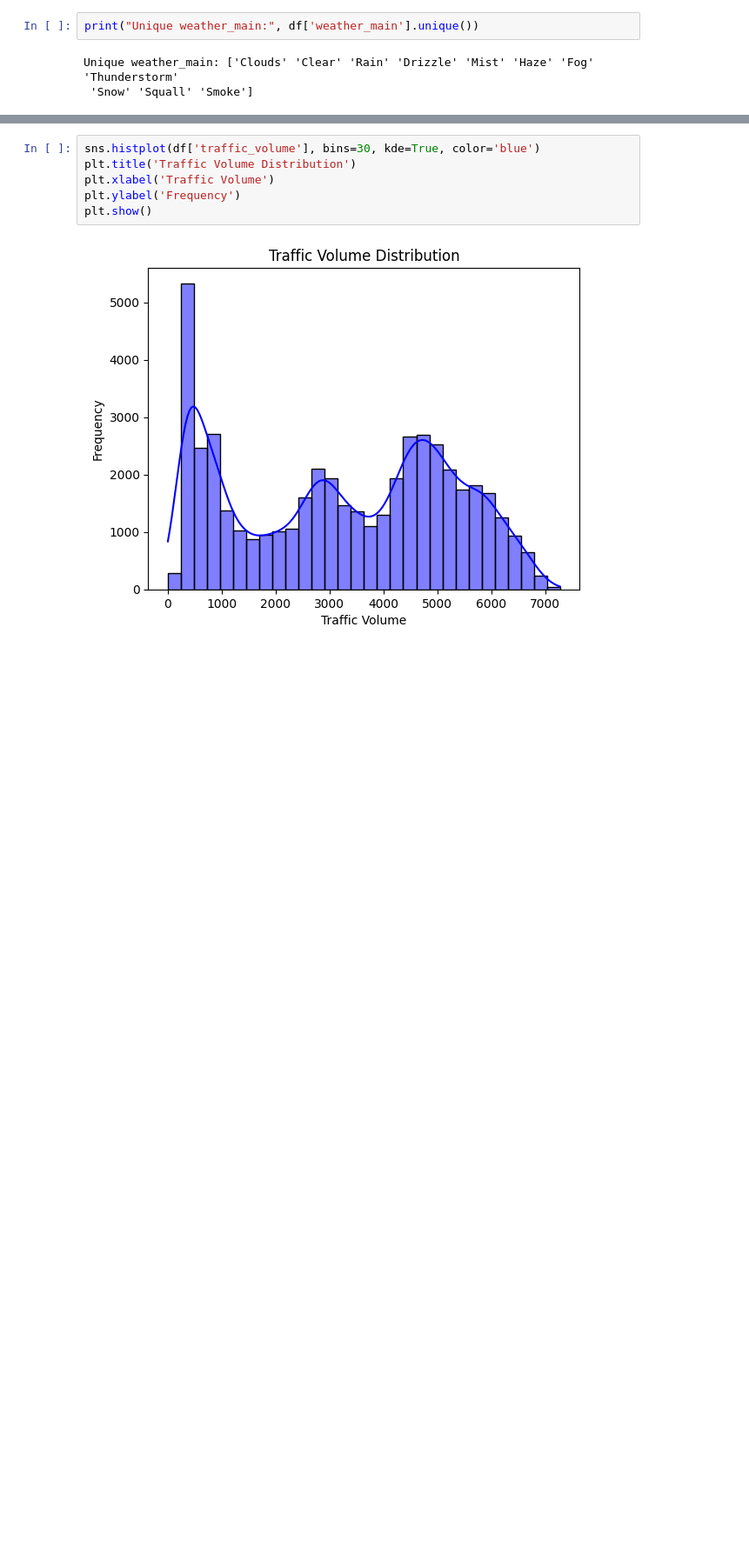
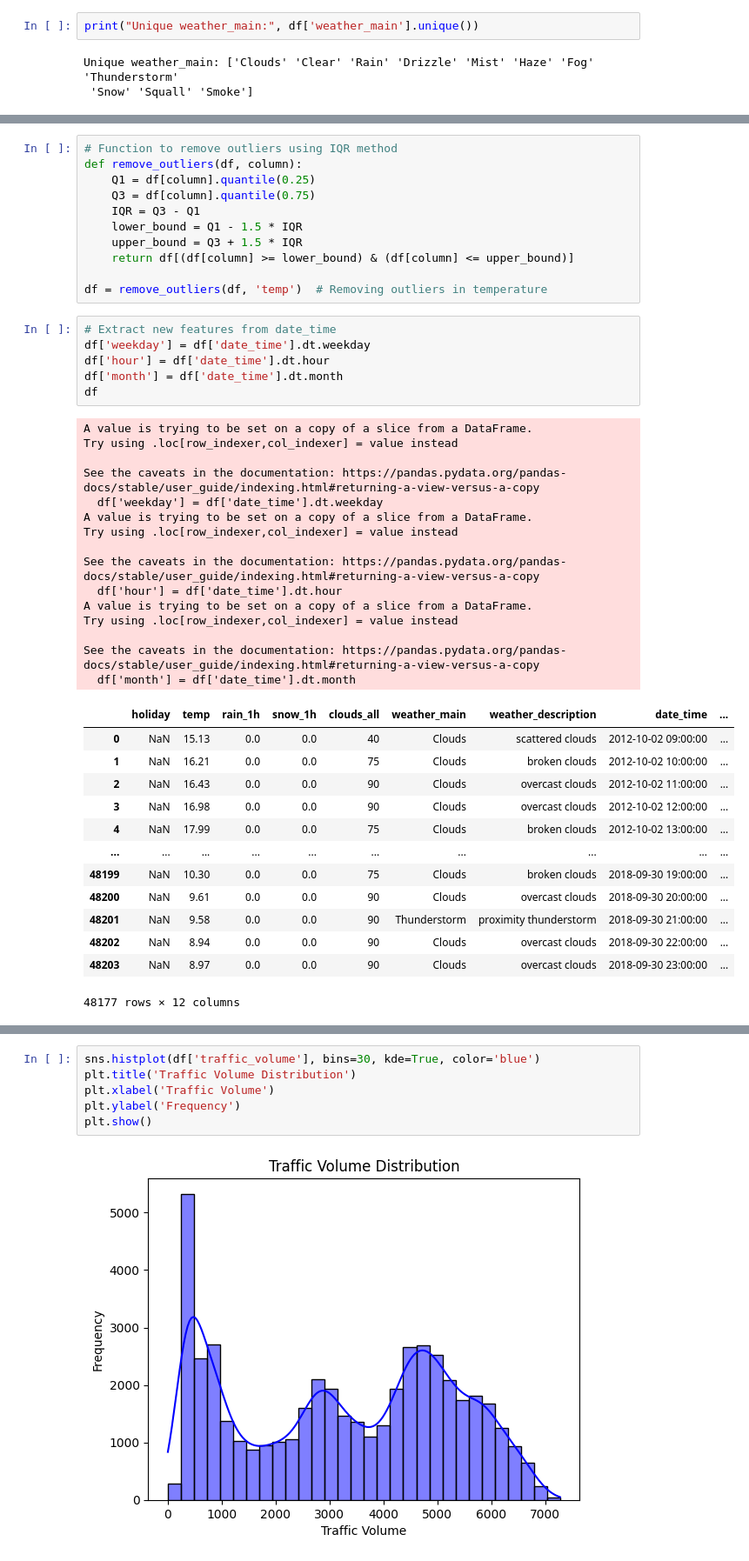
Before and after one commit to rohithobillaneni/Metro-Interstate-Prediction, a Jupyter notebook: notebook/Metro_Interstate_Traffic.ipynb, the cells around one changed output, grey strips where cells are left out. Shown at 87% size. Drawn from its saved outputs; the diff is of its cells as text; blank space fills up the shorter version.

```diff
--- a/notebook/Metro_Interstate_Traffic.ipynb
+++ b/notebook/Metro_Interstate_Traffic.ipynb
@@ -215,0 +265,46 @@ Unique weather_main: ['Clouds' 'Clear' 'Rain' 'Drizzle' 'Mist' 'Haze' 'Fog' 'Thu
+# %%
+# Function to remove outliers using IQR method
+def remove_outliers(df, column):
+    Q1 = df[column].quantile(0.25)
+    Q3 = df[column].quantile(0.75)
+    IQR = Q3 - Q1
+    lower_bound = Q1 - 1.5 * IQR
+    upper_bound = Q3 + 1.5 * IQR
+    return df[(df[column] >= lower_bound) & (df[column] <= upper_bound)]
+
+df = remove_outliers(df, 'temp')  # Removing outliers in temperature
+# %%
+# Extract new features from date_time
+df['weekday'] = df['date_time'].dt.weekday
+df['hour'] = df['date_time'].dt.hour
+df['month'] = df['date_time'].dt.month
+df
+# %% [output]
+A value is trying to be set on a copy of a slice from a DataFrame.
+Try using .loc[row_indexer,col_indexer] = value instead
+
+See the caveats in the documentation: https://pandas.pydata.org/pandas-docs/stable/user_guide/indexing.html#returning-a-view-versus-a-copy
+  df['weekday'] = df['date_time'].dt.weekday
+A value is trying to be set on a copy of a slice from a DataFrame.
+Try using .loc[row_indexer,col_indexer] = value instead
+
+See the caveats in the documentation: https://pandas.pydata.org/pandas-docs/stable/user_guide/indexing.html#returning-a-view-versus-a-copy
+  df['hour'] = df['date_time'].dt.hour
+A value is trying to be set on a copy of a slice from a DataFrame.
+Try using .loc[row_indexer,col_indexer] = value instead
+
+See the caveats in the documentation: https://pandas.pydata.org/pandas-docs/stable/user_guide/indexing.html#returning-a-view-versus-a-copy
+  df['month'] = df['date_time'].dt.month
+|  | holiday | temp | rain_1h | snow_1h | clouds_all | weather_main | weather_description | date_time | ... |
+| 0 | NaN | 15.13 | 0.0 | 0.0 | 40 | Clouds | scattered clouds | 2012-10-02 09:00:00 | ... |
+| 1 | NaN | 16.21 | 0.0 | 0.0 | 75 | Clouds | broken clouds | 2012-10-02 10:00:00 | ... |
+| 2 | NaN | 16.43 | 0.0 | 0.0 | 90 | Clouds | overcast clouds | 2012-10-02 11:00:00 | ... |
+| 3 | NaN | 16.98 | 0.0 | 0.0 | 90 | Clouds | overcast clouds | 2012-10-02 12:00:00 | ... |
+| 4 | NaN | 17.99 | 0.0 | 0.0 | 75 | Clouds | broken clouds | 2012-10-02 13:00:00 | ... |
+| ... | ... | ... | ... | ... | ... | ... | ... | ... | ... |
+| 48199 | NaN | 10.30 | 0.0 | 0.0 | 75 | Clouds | broken clouds | 2018-09-30 19:00:00 | ... |
+| 48200 | NaN | 9.61 | 0.0 | 0.0 | 90 | Clouds | overcast clouds | 2018-09-30 20:00:00 | ... |
+| 48201 | NaN | 9.58 | 0.0 | 0.0 | 90 | Thunderstorm | proximity thunderstorm | 2018-09-30 21:00:00 | ... |
+| 48202 | NaN | 8.94 | 0.0 | 0.0 | 90 | Clouds | overcast clouds | 2018-09-30 22:00:00 | ... |
+| 48203 | NaN | 8.97 | 0.0 | 0.0 | 90 | Clouds | overcast clouds | 2018-09-30 23:00:00 | ... |
+48177 rows × 12 columns
```
Also changed, not shown: parts of 21 cells of this notebook.
